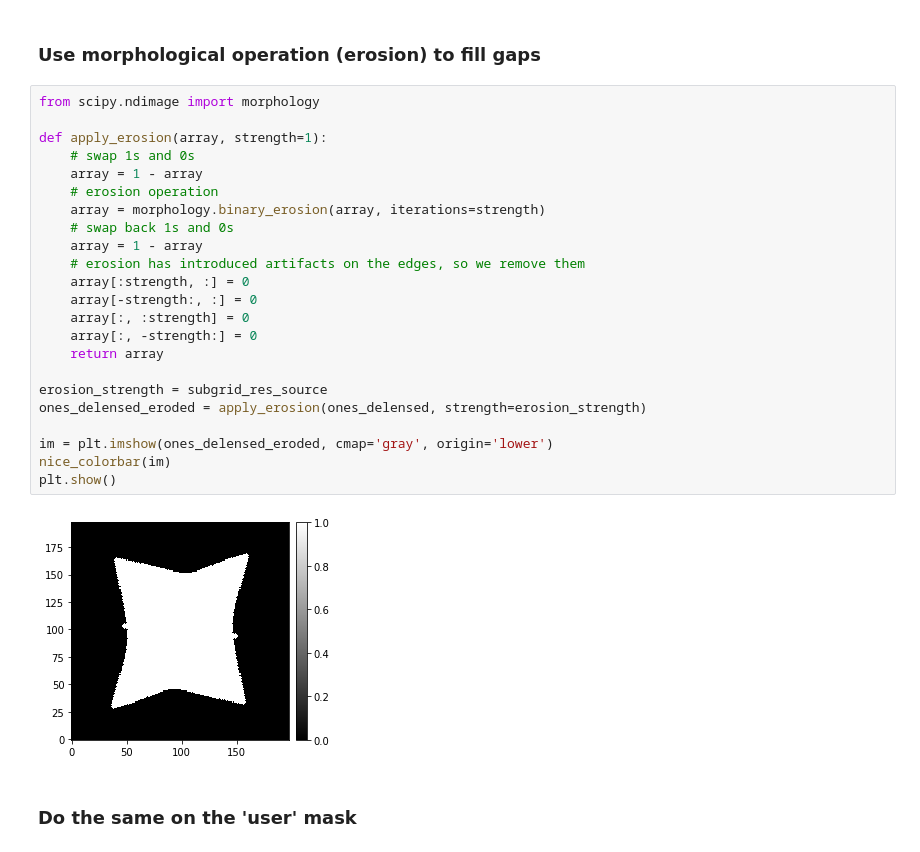
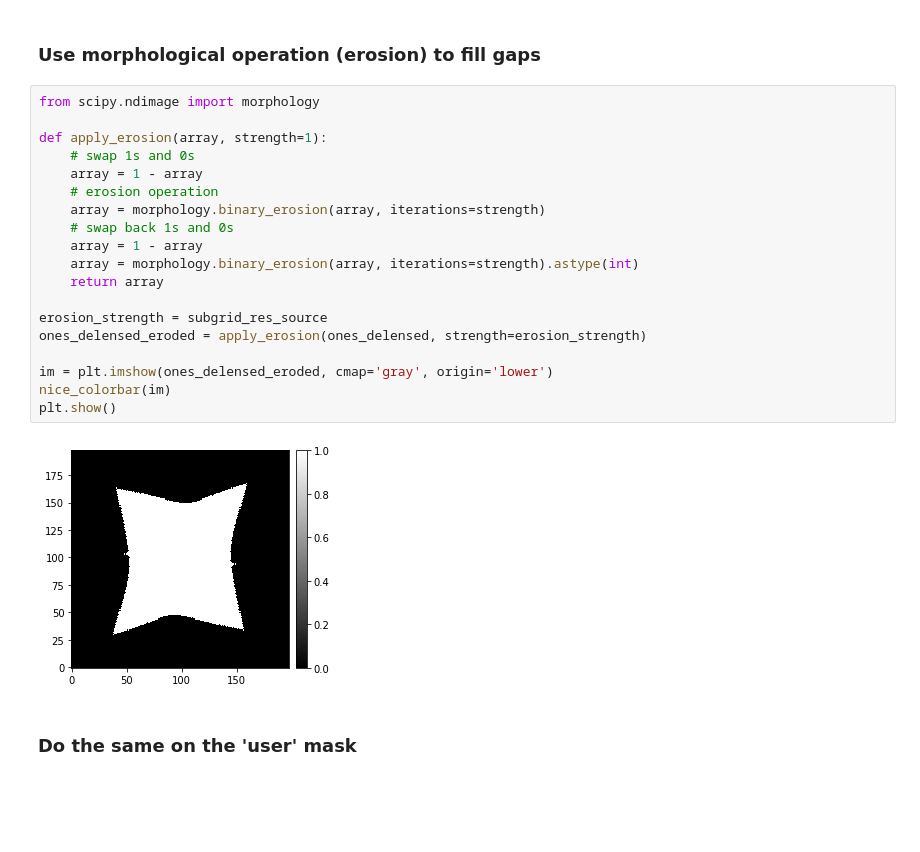
Before and after one commit to aymgal/SLITronomy, a Jupyter notebook: thirdparty/notebooks/01_lensing_mapping.ipynb, the cells around one changed output. Drawn from its saved outputs; the diff is of its cells as text; blank space fills up the shorter version.

```diff
--- a/thirdparty/notebooks/01_lensing_mapping.ipynb
+++ b/thirdparty/notebooks/01_lensing_mapping.ipynb
@@ -366,28 +368,24 @@ plt.show()
 # %%
 from scipy.ndimage import morphology
 
 def apply_erosion(array, strength=1):
     # swap 1s and 0s
     array = 1 - array
     # erosion operation
     array = morphology.binary_erosion(array, iterations=strength)
     # swap back 1s and 0s
     array = 1 - array
-    # erosion has introduced artifacts on the edges, so we remove them
-    array[:strength, :] = 0
-    array[-strength:, :] = 0
-    array[:, :strength] = 0
-    array[:, -strength:] = 0
+    array = morphology.binary_erosion(array, iterations=strength).astype(int)
     return array
 
 erosion_strength = subgrid_res_source
 ones_delensed_eroded = apply_erosion(ones_delensed, strength=erosion_strength)
 
 im = plt.imshow(ones_delensed_eroded, cmap='gray', origin='lower')
 nice_colorbar(im)
 plt.show()
 # %% [output]
-[figure, old version]
+[figure, new version]
 # %% [markdown]
 ### Do the same on the 'user' mask
 # %%
```
Also changed, not shown: parts of 5 cells of this notebook, 2 other files.
